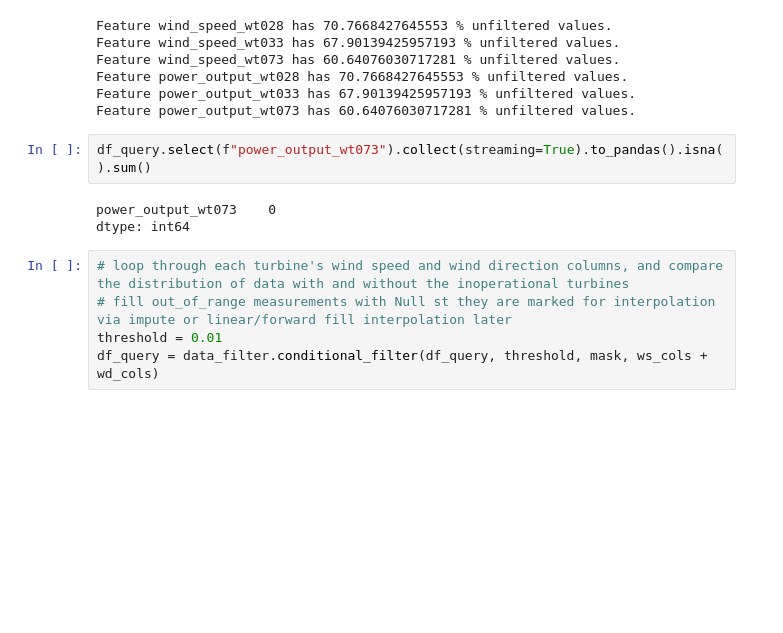
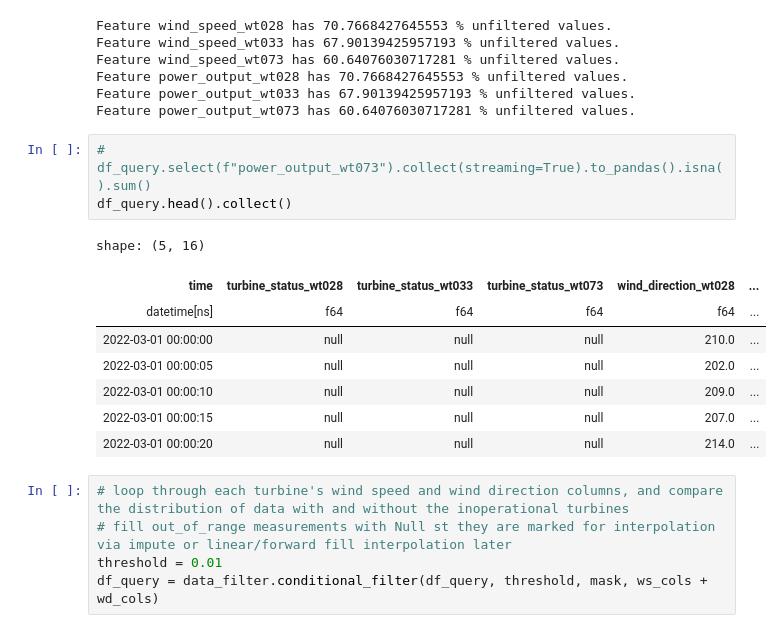
Before and after one commit to achenry/wind-forecasting, a Jupyter notebook: wind_forecasting/preprocessing/preprocessing_main.ipynb, the cells around one changed output. Saved outputs shown, nothing was run; the diff lists cells and outputs as text; blank space fills up the shorter version.

```diff
--- a/wind_forecasting/preprocessing/preprocessing_main.ipynb
+++ b/wind_forecasting/preprocessing/preprocessing_main.ipynb
@@ -162,10 +162,17 @@ Feature power_output_wt028 has 70.7668427645553 % unfiltered values.
 Feature power_output_wt033 has 67.90139425957193 % unfiltered values.
 Feature power_output_wt073 has 60.64076030717281 % unfiltered values.
 # %%
-df_query.select(f"power_output_wt073").collect(streaming=True).to_pandas().isna().sum()
+# df_query.select(f"power_output_wt073").collect(streaming=True).to_pandas().isna().sum()
+df_query.head().collect()
 # %% [output]
-power_output_wt073    0
-dtype: int64
+shape: (5, 16)
+| time | turbine_status_wt028 | turbine_status_wt033 | turbine_status_wt073 | wind_direction_wt028 | ... |
+| datetime[ns] | f64 | f64 | f64 | f64 | ... |
+| 2022-03-01 00:00:00 | null | null | null | 210.0 | ... |
+| 2022-03-01 00:00:05 | null | null | null | 202.0 | ... |
+| 2022-03-01 00:00:10 | null | null | null | 209.0 | ... |
+| 2022-03-01 00:00:15 | null | null | null | 207.0 | ... |
+| 2022-03-01 00:00:20 | null | null | null | 214.0 | ... |
 # %%
 # loop through each turbine's wind speed and wind direction columns, and compare the distribution of data with and without the inoperational turbines
 # fill out_of_range measurements with Null st they are marked for interpolation via impute or linear/forward fill interpolation later
```
Also changed, not shown: parts of 18 cells of this notebook, 1 other file.
